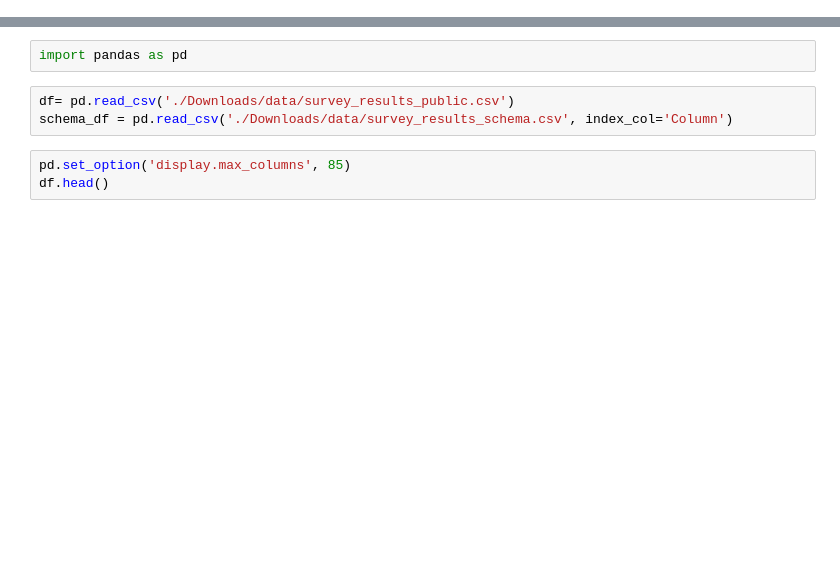
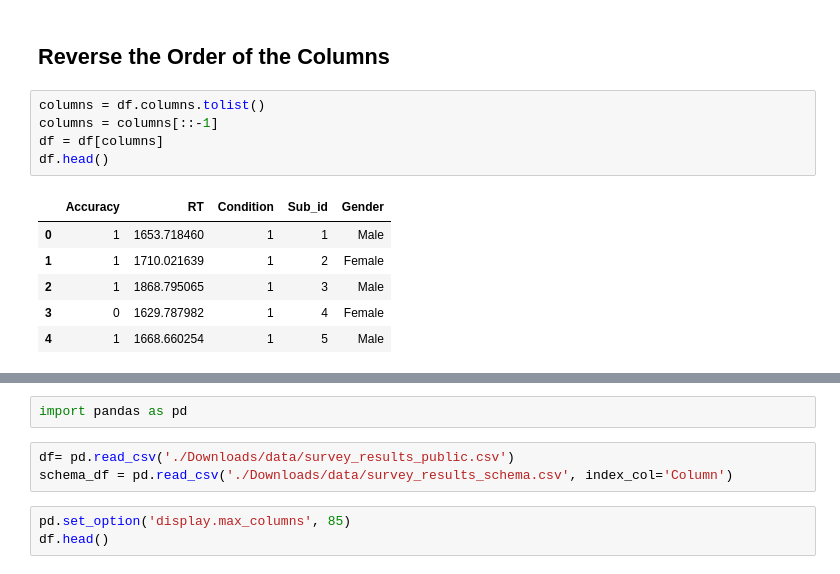
Before and after one commit to ryan13/PreprocessingUtility, a Jupyter notebook: Pandas-review.ipynb, the cells around one changed output, grey strips where cells are left out. Cells and saved outputs as stored; diff of their text form; blank space fills up the shorter version.

```diff
--- a/Pandas-review.ipynb
+++ b/Pandas-review.ipynb
@@ -0,0 +54,14 @@
+# %% [markdown]
+## Reverse the Order of the Columns
+# %%
+columns = df.columns.tolist()
+columns = columns[::-1]
+df = df[columns]
+df.head()
+# %% [output]
+|  | Accuracy | RT | Condition | Sub_id | Gender |
+| 0 | 1 | 1653.718460 | 1 | 1 | Male |
+| 1 | 1 | 1710.021639 | 1 | 2 | Female |
+| 2 | 1 | 1868.795065 | 1 | 3 | Male |
+| 3 | 0 | 1629.787982 | 1 | 4 | Female |
+| 4 | 1 | 1668.660254 | 1 | 5 | Male |
```
Also changed, not shown: parts of 8 cells of this notebook.
